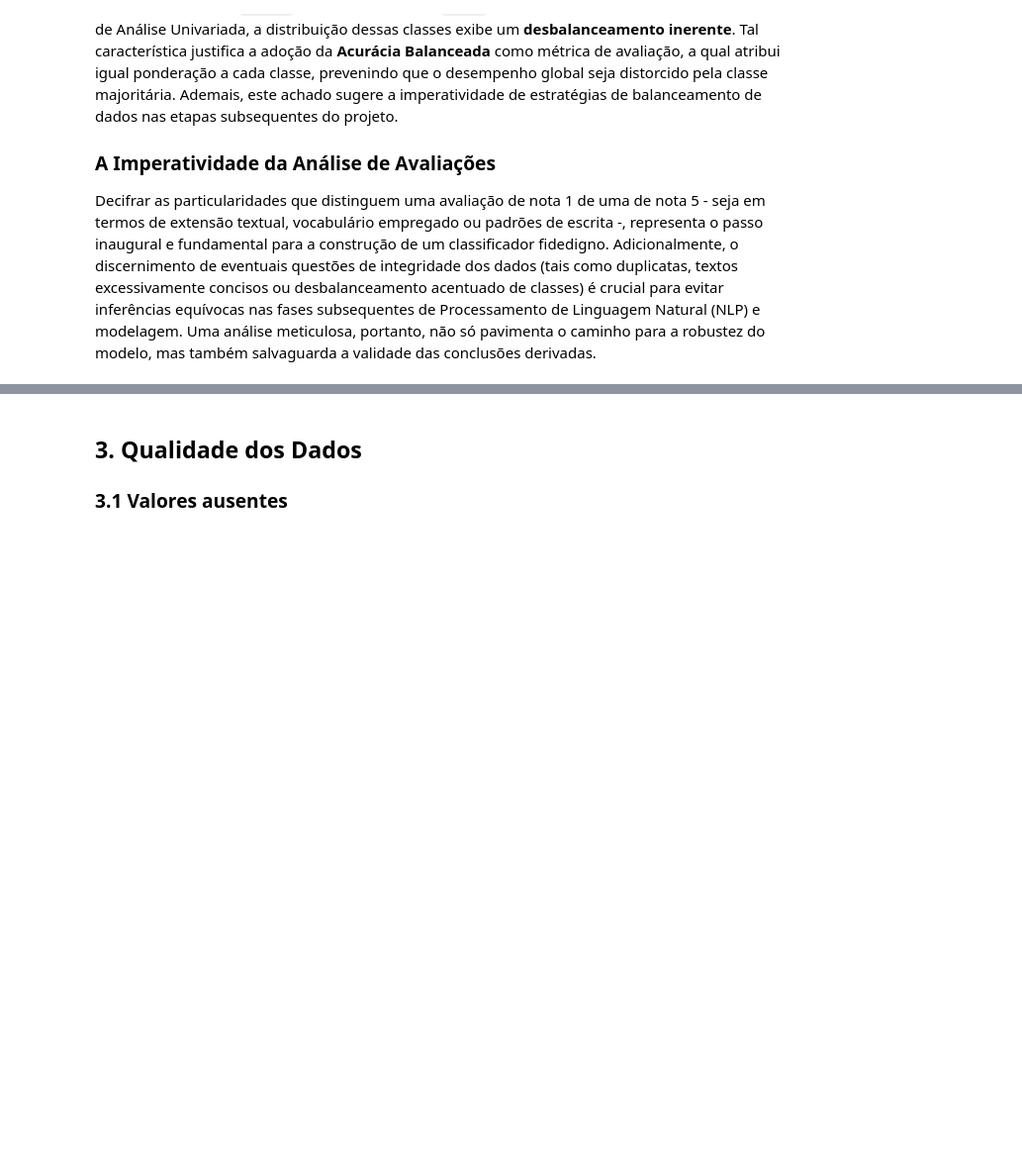
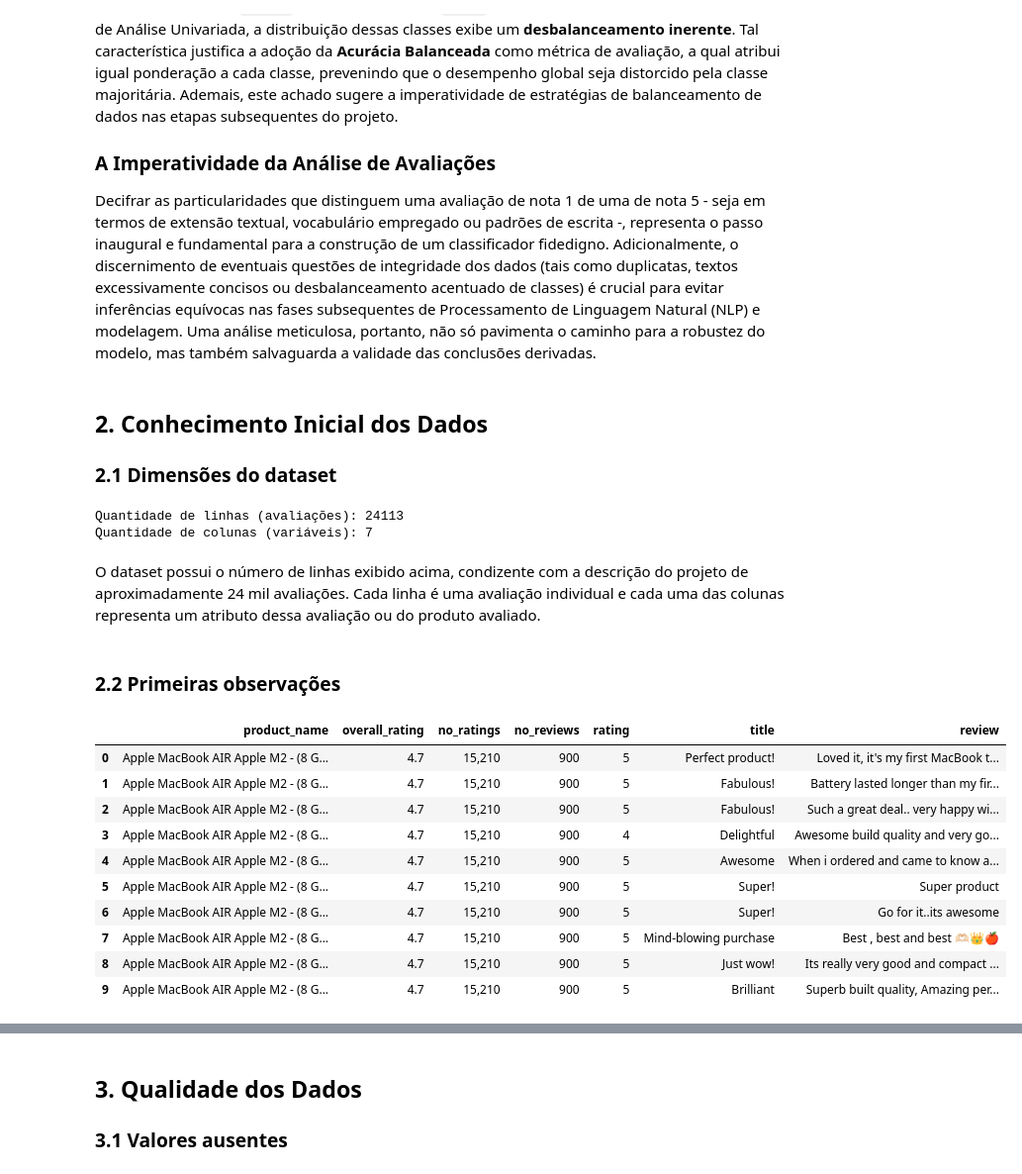
Before and after one commit to Saikonfate/TDE1-IA, a Jupyter notebook: EDA_Análise_de_Revisões_de_Compras.ipynb, the cells around one changed output, grey strips where cells are left out. Shown at 99% size. Cells and saved outputs as stored; diff of their text form; code cells hidden in the pictures; blank space fills up the shorter version.

Commit message:
02 Conhecimento inicial dos dados

```diff
--- a/EDA_Análise_de_Revisões_de_Compras.ipynb
+++ b/EDA_Análise_de_Revisões_de_Compras.ipynb
@@ -110,3 +110,34 @@ A variável `rating` pode assumir um de cinco valores discretos (1, 2, 3, 4 e 5)
 ### A Imperatividade da Análise de Avaliações
 
 Decifrar as particularidades que distinguem uma avaliação de nota 1 de uma de nota 5 - seja em termos de extensão textual, vocabulário empregado ou padrões de escrita -, representa o passo inaugural e fundamental para a construção de um classificador fidedigno. Adicionalmente, o discernimento de eventuais questões de integridade dos dados (tais como duplicatas, textos excessivamente concisos ou desbalanceamento acentuado de classes) é crucial para evitar inferências equívocas nas fases subsequentes de Processamento de Linguagem Natural (NLP) e modelagem. Uma análise meticulosa, portanto, não só pavimenta o caminho para a robustez do modelo, mas também salvaguarda a validade das conclusões derivadas.
+# %% [markdown]
+## 2. Conhecimento Inicial dos Dados
+
+### 2.1 Dimensões do dataset
+# %%
+n_linhas, n_colunas = df.shape
+print(f"Quantidade de linhas (avaliações): {n_linhas}")
+print(f"Quantidade de colunas (variáveis): {n_colunas}")
+# %% [output]
+Quantidade de linhas (avaliações): 24113
+Quantidade de colunas (variáveis): 7
+# %% [markdown]
+O dataset possui o número de linhas exibido acima, condizente com a
+descrição do projeto de aproximadamente 24 mil avaliações. Cada linha é uma avaliação individual e
+cada uma das colunas representa um atributo dessa avaliação ou do produto avaliado.
+# %% [markdown]
+### 2.2 Primeiras observações
+# %%
+df.head(10)
+# %% [output]
+|  | product_name | overall_rating | no_ratings | no_reviews | rating | title | review |
+| 0 | Apple MacBook AIR Apple M2 - (8 G... | 4.7 | 15,210 | 900 | 5 | Perfect product! | Loved it, it's my first MacBook t... |
+| 1 | Apple MacBook AIR Apple M2 - (8 G... | 4.7 | 15,210 | 900 | 5 | Fabulous! | Battery lasted longer than my fir... |
+| 2 | Apple MacBook AIR Apple M2 - (8 G... | 4.7 | 15,210 | 900 | 5 | Fabulous! | Such a great deal.. very happy wi... |
+| 3 | Apple MacBook AIR Apple M2 - (8 G... | 4.7 | 15,210 | 900 | 4 | Delightful | Awesome build quality and very go... |
+| 4 | Apple MacBook AIR Apple M2 - (8 G... | 4.7 | 15,210 | 900 | 5 | Awesome | When i ordered and came to know a... |
+| 5 | Apple MacBook AIR Apple M2 - (8 G... | 4.7 | 15,210 | 900 | 5 | Super! | Super product |
+| 6 | Apple MacBook AIR Apple M2 - (8 G... | 4.7 | 15,210 | 900 | 5 | Super! | Go for it..its awesome |
+| 7 | Apple MacBook AIR Apple M2 - (8 G... | 4.7 | 15,210 | 900 | 5 | Mind-blowing purchase | Best , best and best 🫶🏻👑🍎 |
+| 8 | Apple MacBook AIR Apple M2 - (8 G... | 4.7 | 15,210 | 900 | 5 | Just wow! | Its really very good and compact ... |
+| 9 | Apple MacBook AIR Apple M2 - (8 G... | 4.7 | 15,210 | 900 | 5 | Brilliant | Superb built quality, Amazing per... |
```
Also changed, not shown: parts of 19 cells of this notebook.
